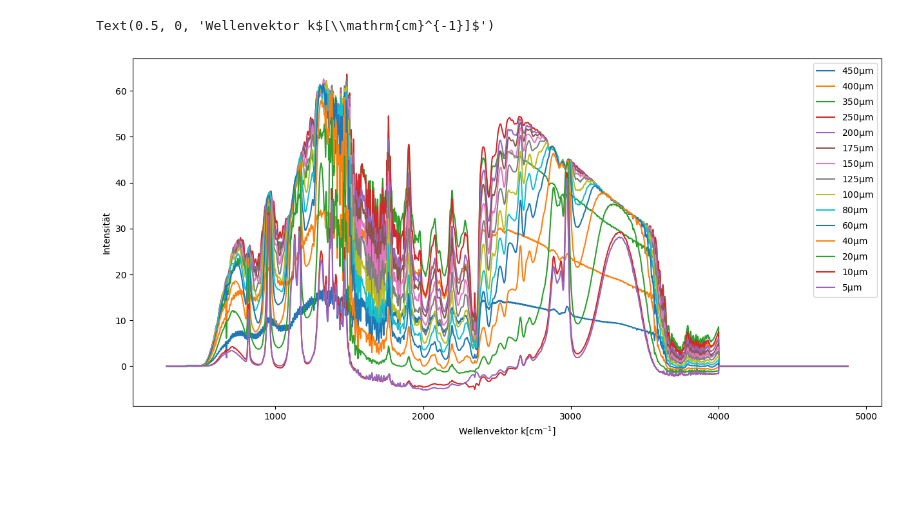
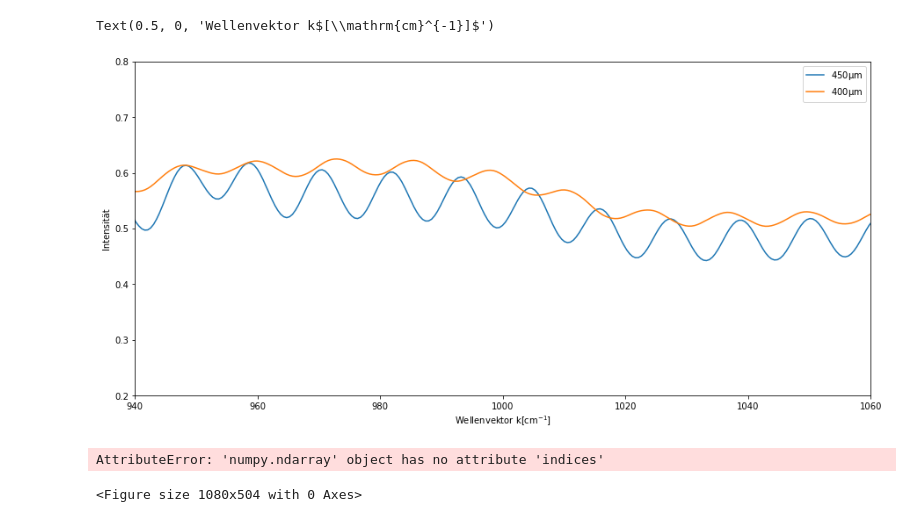
Before and after one commit to iLoveeMilkaa/M1-Lab, a Jupyter notebook: Aufgabe 3 Flüssigkeit.ipynb, the cells around one changed output. Cells and saved outputs as stored; diff of their text form; code cells hidden in the pictures; blank space fills up the shorter version.

```diff
--- a/Aufgabe 3 Flüssigkeit.ipynb
+++ b/Aufgabe 3 Flüssigkeit.ipynb
@@ -119,28 +60,53 @@ _5won = _5micro_std[:,1]- _5iso_std[:,1]
 # %%
 #plot all without noises
 plt.figure(figsize = [15,7])
 
-plt.plot(_5iso_std[:,0],_450won,label=r"450$\mathrm{\mu m}$")
-plt.plot(_5iso_std[:,0],_400won,label=r"400$\mathrm{\mu m}$")
-plt.plot(_5iso_std[:,0],_350won,label=r"350$\mathrm{\mu m}$")
-plt.plot(_5iso_std[:,0],_250won,label=r"250$\mathrm{\mu m}$")
-plt.plot(_5iso_std[:,0],_200won,label=r"200$\mathrm{\mu m}$")
-plt.plot(_5iso_std[:,0],_175won,label=r"175$\mathrm{\mu m}$")
-plt.plot(_5iso_std[:,0],_150won,label=r"150$\mathrm{\mu m}$")
-plt.plot(_5iso_std[:,0],_125won,label=r"125$\mathrm{\mu m}$")
-plt.plot(_5iso_std[:,0],_100won,label=r"100$\mathrm{\mu m}$")
-plt.plot(_5iso_std[:,0],_80won,label=r"80$\mathrm{\mu m}$")
-plt.plot(_5iso_std[:,0],_60won,label=r"60$\mathrm{\mu m}$")
-plt.plot(_5iso_std[:,0],_40won,label=r"40$\mathrm{\mu m}$")
-plt.plot(_5iso_std[:,0],_20won,label=r"20$\mathrm{\mu m}$")
-plt.plot(_5iso_std[:,0],_10won,label=r"10$\mathrm{\mu m}$")
-plt.plot(_5iso_std[:,0],_5won,label=r"5$\mathrm{\mu m}$")
+plt.plot(_5iso_std[:,0],_450won/max(_450won),label=r"450$\mathrm{\mu m}$")
+plt.plot(_5iso_std[:,0],_400won/max(_400won),label=r"400$\mathrm{\mu m}$")
+#plt.plot(_5iso_std[:,0],_350won,label=r"350$\mathrm{\mu m}$")
+#plt.plot(_5iso_std[:,0],_250won,label=r"250$\mathrm{\mu m}$")
+#plt.plot(_5iso_std[:,0],_200won,label=r"200$\mathrm{\mu m}$")
+#plt.plot(_5iso_std[:,0],_175won,label=r"175$\mathrm{\mu m}$")
+#plt.plot(_5iso_std[:,0],_150won,label=r"150$\mathrm{\mu m}$")
+#plt.plot(_5iso_std[:,0],_125won,label=r"125$\mathrm{\mu m}$")
+#plt.plot(_5iso_std[:,0],_100won,label=r"100$\mathrm{\mu m}$")
+#plt.plot(_5iso_std[:,0],_80won,label=r"80$\mathrm{\mu m}$")
+#plt.plot(_5iso_std[:,0],_60won,label=r"60$\mathrm{\mu m}$")
+#plt.plot(_5iso_std[:,0],_40won,label=r"40$\mathrm{\mu m}$")
+#plt.plot(_5iso_std[:,0],_20won,label=r"20$\mathrm{\mu m}$")
+#plt.plot(_5iso_std[:,0],_10won,label=r"10$\mathrm{\mu m}$")
+#plt.plot(_5iso_std[:,0],_5won,label=r"5$\mathrm{\mu m}$")
 
-#plt.xlim((2000,2100))
-#plt.ylim((0,34))
+plt.axis([940,1060,.2,.8])
+
 plt.legend(loc = "upper right")
 plt.ylabel("Intensität")
 plt.xlabel(r"Wellenvektor k$[\mathrm{cm}^{-1}]$")
 # %% [output]
 Text(0.5, 0, 'Wellenvektor k$[\\mathrm{cm}^{-1}]$')
-[figure, old version]
+[figure, new version]
+# %%
+plt.figure(figsize = [15,7])
+
+plt.plot(_5iso_std[:,0],_350won/max(_350won),label=r"350$\mathrm{\mu m}$")
+plt.plot(_5iso_std[:,0],_250won/max(_250won),label=r"250$\mathrm{\mu m}$")
+#plt.plot(_5iso_std[:,0],_200won/max(_200won),label=r"200$\mathrm{\mu m}$")
+#plt.plot(_5iso_std[:,0],_175won/max(_175won),label=r"175$\mathrm{\mu m}$")
+#plt.plot(_5iso_std[:,0],_150won/max(_150won),label=r"150$\mathrm{\mu m}$")
+#plt.plot(_5iso_std[:,0],_125won/max(_125won),label=r"125$\mathrm{\mu m}$")
+#plt.plot(_5iso_std[:,0],_100won/max(_100won),label=r"100$\mathrm{\mu m}$")
+#plt.plot(_5iso_std[:,0],_80won/max(_80won),label=r"80$\mathrm{\mu m}$")
+#plt.plot(_5iso_std[:,0],_60won/max(_60won),label=r"60$\mathrm{\mu m}$")
+#plt.plot(_5iso_std[:,0],_40won/max(_4won),label=r"40$\mathrm{\mu m}$")
+#plt.plot(_5iso_std[:,0],_20won/max(_20won),label=r"20$\mathrm{\mu m}$")
+#plt.plot(_5iso_std[:,0],_10won/max(_10won),label=r"10$\mathrm{\mu m}$")
+#plt.plot(_5iso_std[:,0],_5won/max(_5won),label=r"5$\mathrm{\mu m}$")
+
+plt.axis([750,900,.3,.5])
+
+plt.legend(loc = "upper right")
+plt.ylabel("Intensität")
+plt.xlabel(r"Wellenvektor k$[\mathrm{cm}^{-1}]$")
+# %% [output]
+AttributeError: 'numpy.ndarray' object has no attribute 'indices'
+<Figure size 1080x504 with 0 Axes>
```
Also changed, not shown: parts of 5 cells of this notebook, 5 other files.
